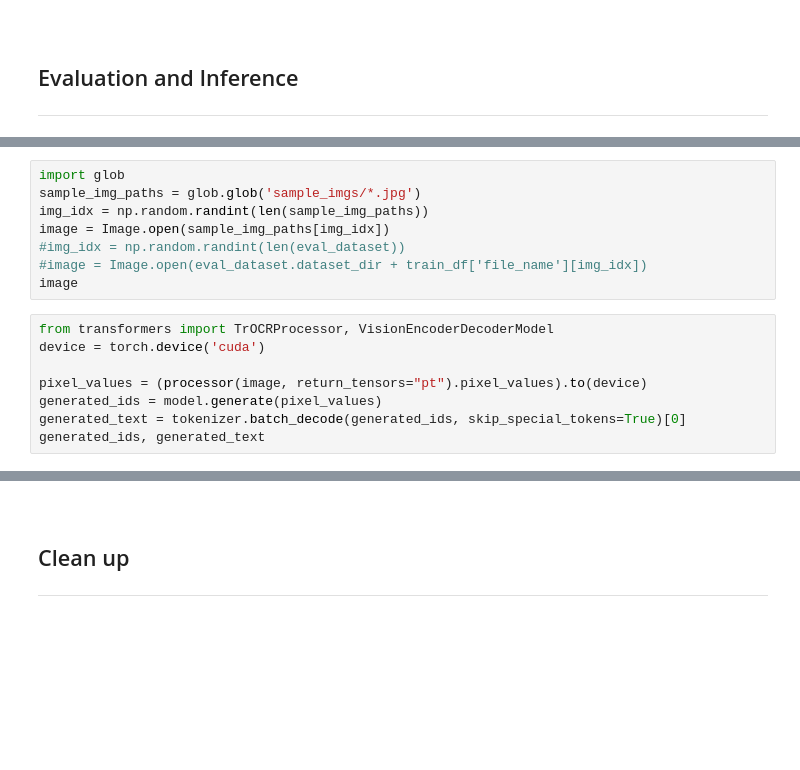
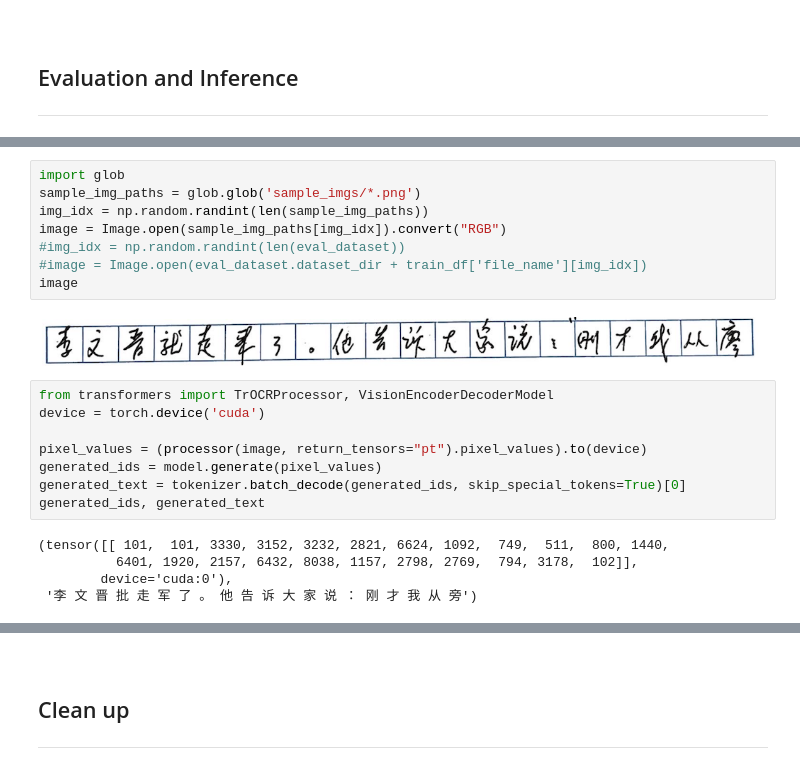
Before and after one commit to DotIN13/tang-syn-trocr, a Jupyter notebook: training.ipynb, the cells around one changed output, grey strips where cells are left out. Saved outputs shown, nothing was run; the diff lists cells and outputs as text; blank space fills up the shorter version.

Commit message:
Add sample images

```diff
--- a/training.ipynb
+++ b/training.ipynb
@@ -228,11 +284,13 @@ eval_result
 # %%
 import glob
-sample_img_paths = glob.glob('sample_imgs/*.jpg')
+sample_img_paths = glob.glob('sample_imgs/*.png')
 img_idx = np.random.randint(len(sample_img_paths))
-image = Image.open(sample_img_paths[img_idx])
+image = Image.open(sample_img_paths[img_idx]).convert("RGB")
 #img_idx = np.random.randint(len(eval_dataset))
 #image = Image.open(eval_dataset.dataset_dir + train_df['file_name'][img_idx])
 image
+# %% [output]
+[figure, added]
 # %%
 from transformers import TrOCRProcessor, VisionEncoderDecoderModel
 device = torch.device('cuda')
@@ -241,3 +299,8 @@ pixel_values = (processor(image, return_tensors="pt").pixel_values).to(device)
 generated_ids = model.generate(pixel_values)
 generated_text = tokenizer.batch_decode(generated_ids, skip_special_tokens=True)[0]
 generated_ids, generated_text
+# %% [output]
+(tensor([[ 101,  101, 3330, 3152, 3232, 2821, 6624, 1092,  749,  511,  800, 1440,
+          6401, 1920, 2157, 6432, 8038, 1157, 2798, 2769,  794, 3178,  102]],
+        device='cuda:0'),
+ '李 文 晋 批 走 军 了 。 他 告 诉 大 家 说 ： 刚 才 我 从 旁')
```
Also changed, not shown: parts of 9 cells of this notebook, 5 other files.
